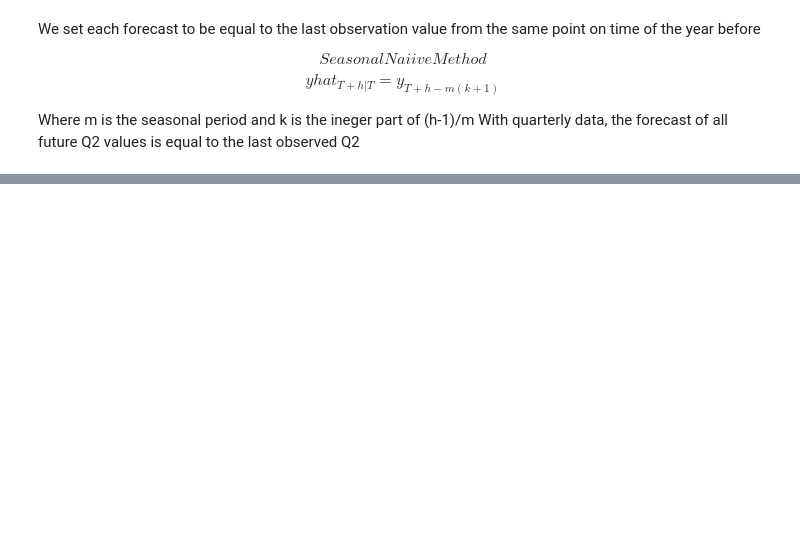
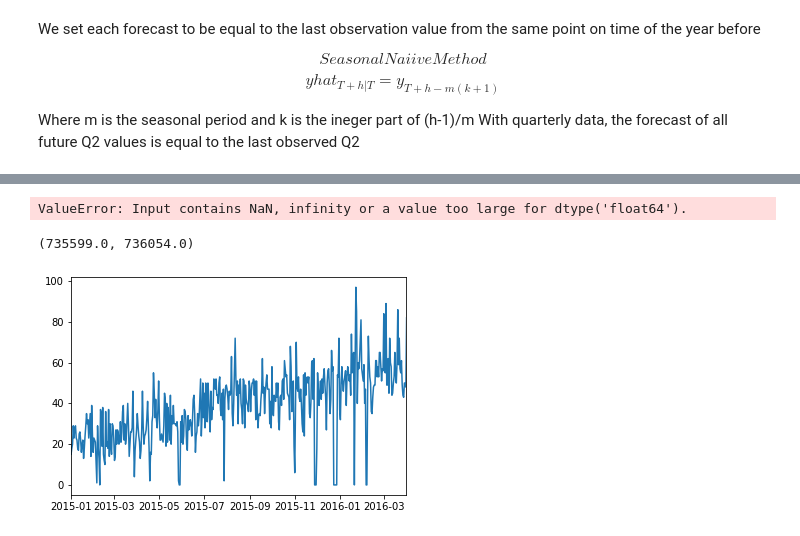
Before and after one commit to Mtaylert/Forecasting, a Jupyter notebook: code/Forecasting.ipynb, the cells around one changed output, grey strips where cells are left out. Cells and saved outputs as stored; diff of their text form; code cells hidden in the pictures; blank space fills up the shorter version.

Commit message:
Adding drift method

```diff
--- a/code/Forecasting.ipynb
+++ b/code/Forecasting.ipynb
@@ -382,0 +542,19 @@ train[train['id']=='HOBBIES_1_001_CA_1_validation']
+# %%
+driftmethodforecast(train,validation)
+# %% [output]
+ValueError: Input contains NaN, infinity or a value too large for dtype('float64').
+# %%
+tr = train[train['id']=='FOODS_1_096_WI_2_validation']
+te = evaluationdf[evaluationdf['id']=='FOODS_1_096_WI_2_validation']
+# %%
+caladj = tr.groupby(['wm_yr_wk'])['sales'].mean().reset_index()
+caladj.columns=['wm_yr_wk','caladj']
+tr = pd.merge(tr,caladj,on='wm_yr_wk')
+
+tr['logt']  = np.log(tr['sales'])
+# %%
+plt.plot(tr['date'],tr['sales'])
+plt.xlim('2015-01-01','2016-03-31')
+# %% [output]
+(735599.0, 736054.0)
+[figure, added]
```
Also changed, not shown: parts of 11 cells of this notebook.
